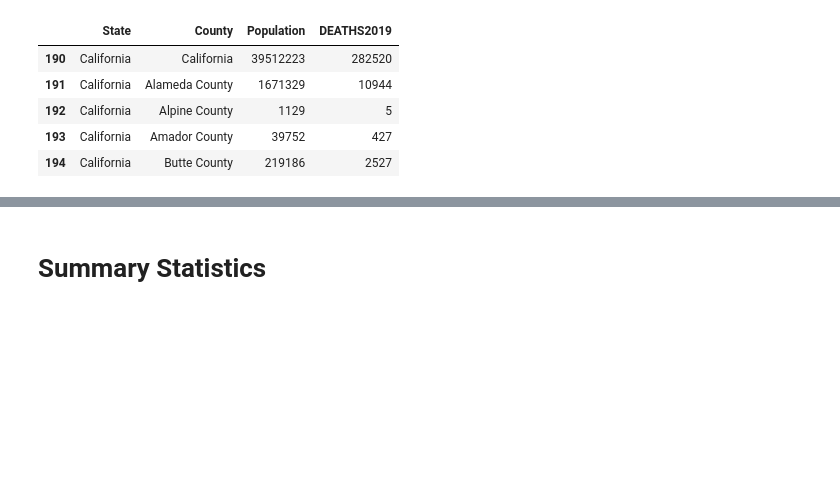
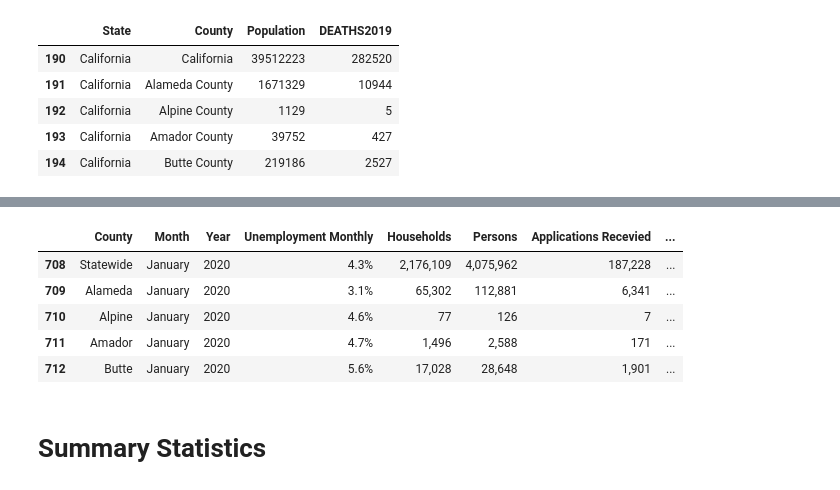
Before and after one commit to speedracer05/Covid_CalFresh, a Jupyter notebook: Covid_CalFresh.ipynb, the cells around one changed output, grey strips where cells are left out. Drawn from its saved outputs; the diff is of its cells as text; code cells hidden in the pictures; blank space fills up the shorter version.

```diff
--- a/Covid_CalFresh.ipynb
+++ b/Covid_CalFresh.ipynb
@@ -118,0 +209,12 @@ census_filtered.head()
+# %%
+#Filter calfreash data by 2020 and 2021 (DHall)
+calfresh_data20_21 = calfresh_data[calfresh_data['Year']!=2019]
+
+calfresh_data20_21.head()
+# %% [output]
+|  | County | Month | Year | Unemployment Monthly | Households | Persons | Applications Recevied | ... |
+| 708 | Statewide | January | 2020 | 4.3% | 2,176,109 | 4,075,962 | 187,228 | ... |
+| 709 | Alameda | January | 2020 | 3.1% | 65,302 | 112,881 | 6,341 | ... |
+| 710 | Alpine | January | 2020 | 4.6% | 77 | 126 | 7 | ... |
+| 711 | Amador | January | 2020 | 4.7% | 1,496 | 2,588 | 171 | ... |
+| 712 | Butte | January | 2020 | 5.6% | 17,028 | 28,648 | 1,901 | ... |
```
Also changed, not shown: parts of 8 cells of this notebook, 1 other file.
